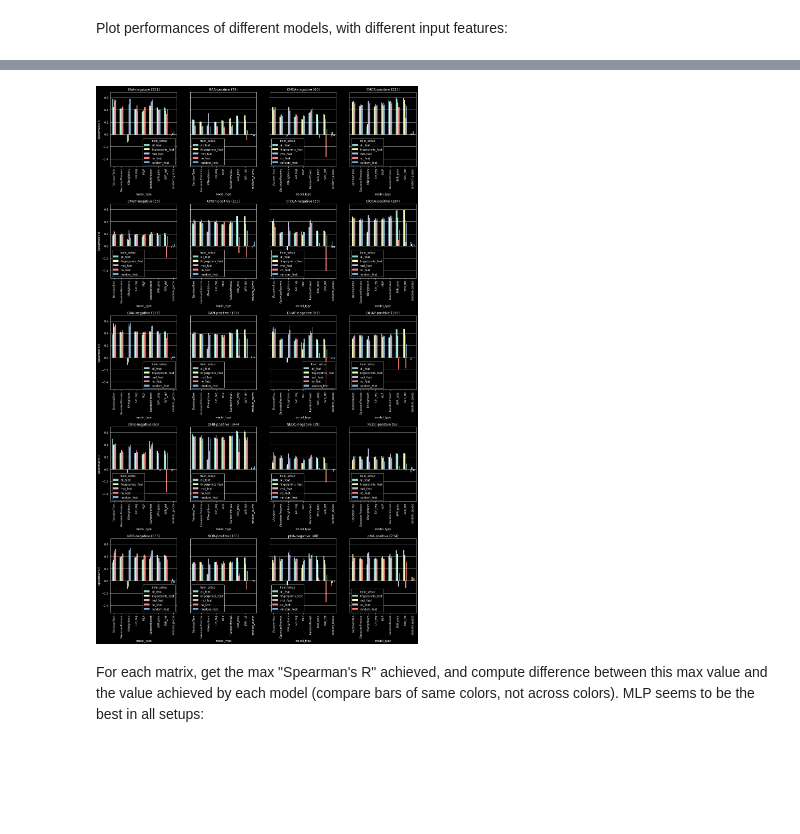
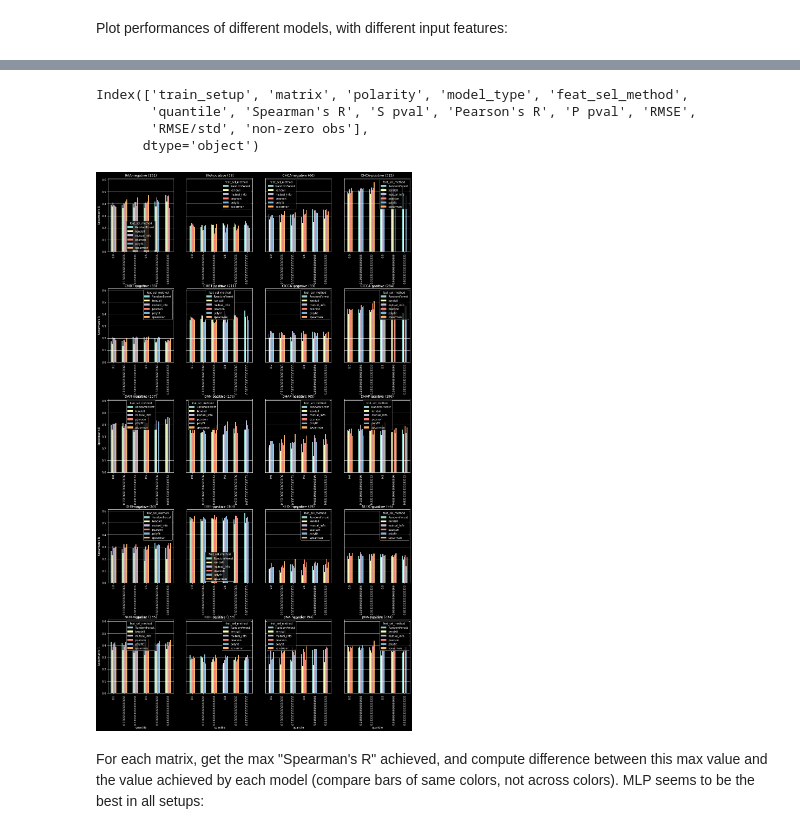
Before and after one commit to alexandrovteam/predicting-APMALDI-response, a Jupyter notebook: notebooks/regression_on_all_feat_selection.ipynb, the cells around one changed output, grey strips where cells are left out. Drawn from its saved outputs; the diff is of its cells as text; code cells hidden in the pictures; blank space fills up the shorter version.

```diff
--- a/notebooks/regression_on_all_feat_selection.ipynb
+++ b/notebooks/regression_on_all_feat_selection.ipynb
@@ -14,9 +14,8 @@ plots_dir = Path.cwd() / "../plots"
 results_dir = Path.cwd() / "../results/regression_on_all"
 # %%
 filenames = {
-    "all_feat": "regr_results_fingerprints_feat_selection.csv",
-    # "fingerprints_feat": "regr_results_fingerprints_feat.csv",
-    # "mol_feat": "regr_results_mol_feat.csv",
+    "fingerprints": "results_fingerprints_feat_selection.csv",
+    "mol": "results_mol_feat_selection.csv",
     # "random_feat": "regr_results_random_feat.csv",
     # "no_feat": "regr_results_no_feat.csv",
 }
@@ -104,26 +88,34 @@ model_metrics[(model_metrics.matrix == "DHB") & (model_metrics.polarity == "posi
+# %%
+model_metrics.columns
+# %% [output]
+Index(['train_setup', 'matrix', 'polarity', 'model_type', 'feat_sel_method',
+       'quantile', 'Spearman's R', 'S pval', 'Pearson's R', 'P pval', 'RMSE',
+       'RMSE/std', 'non-zero obs'],
+      dtype='object')
 # %%
 fig, axes = plt.subplots(ncols=4,nrows=5, sharey=True, figsize= (20, 35))
 ax_list = axes.flat
 
 metric = "Spearman's R"
 #metric = "RMSE"
 
 i = 0
 for (matrix, polarity), rows in model_metrics.groupby(['matrix', 'polarity']):
     nb_obs = rows['non-zero obs'].drop_duplicates().values[0]
-    rows = rows.set_index(['model_type', "train_setup"], drop = True).sort_values( by = ["train_setup", metric])
-    rows = rows.unstack("train_setup")
+    rows = rows.set_index(['quantile', "feat_sel_method"], drop = True).sort_values( by = ["feat_sel_method", metric])
+    rows = rows.unstack("feat_sel_method")
     rows[metric].plot.bar(ax = ax_list[i], title=f"{matrix}-{polarity} ({nb_obs})")
     ax_list[i].set_ylabel(metric)
     ax_list[i].grid(axis='y')
+    # TODO: position legend
     # if i != 0:
     #     ax_list[i].get_legend().set_visible(False)
     i+=1
 
 plt.subplots_adjust(hspace=0.5)
 plt.show()
 # %% [output]
-[figure, old version]
+[figure, new version]
 # %% [markdown]
 For each matrix, get the max "Spearman's R" achieved, and compute difference between this max value and
  the value achieved by each model (compare bars of same colors, not across colors). MLP seems to be the best in all setups:
```
Also changed, not shown: parts of 4 cells of this notebook, 24 other files.
